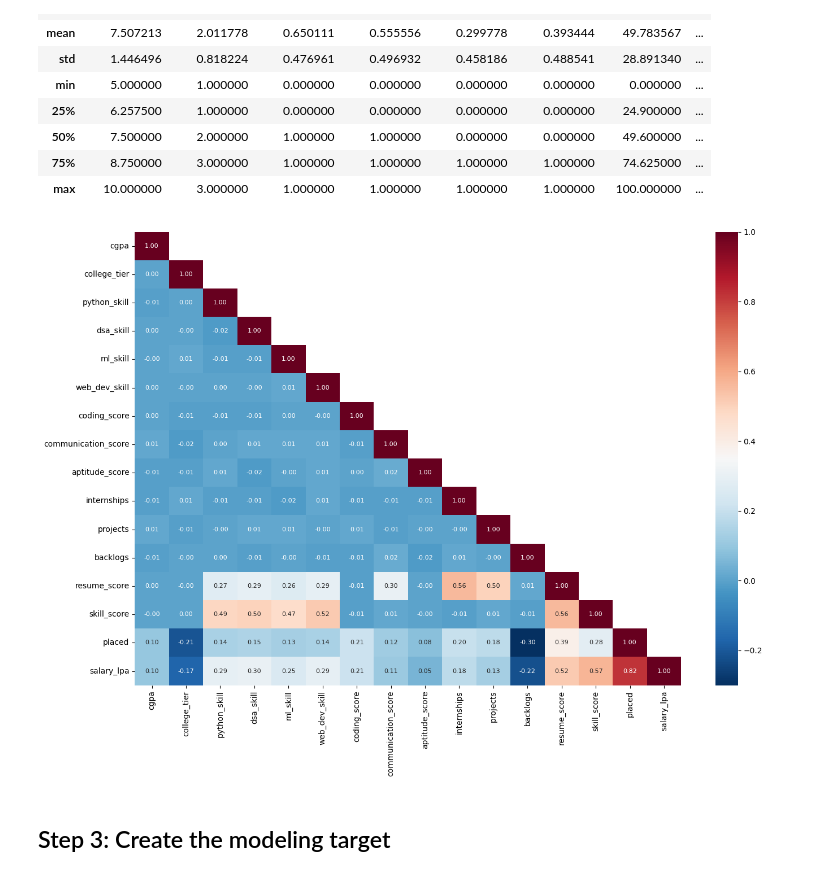
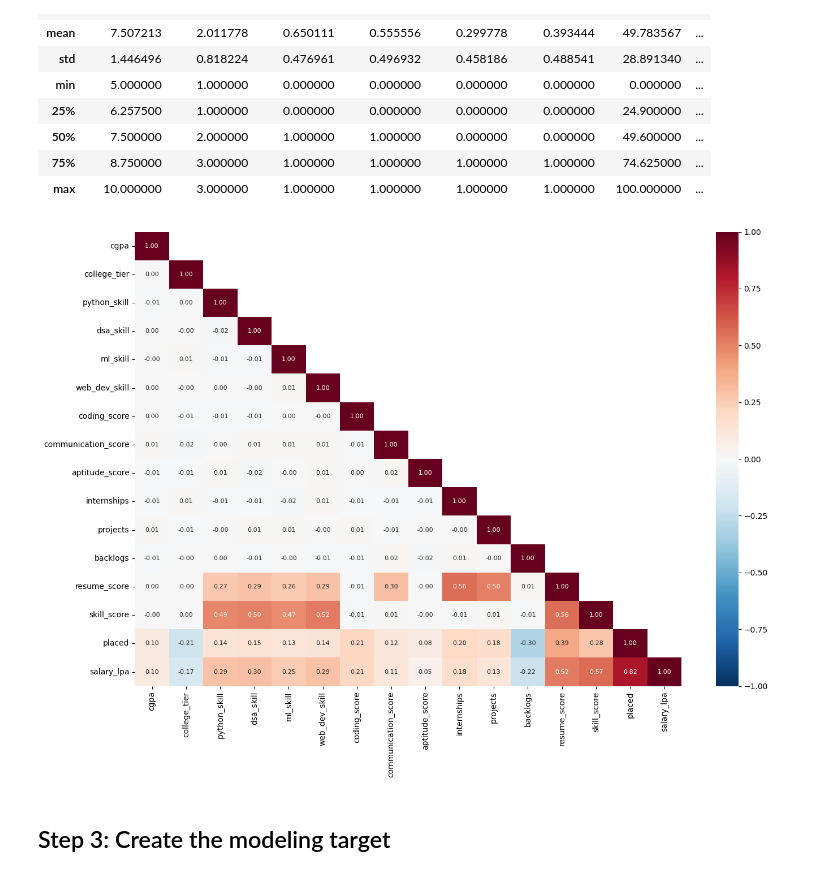
Before and after one commit to joandc/predicting-student-placement-risk, a Jupyter notebook: capstone_student_placement_risk_prediction.ipynb, the cells around one changed output. Drawn from its saved outputs; the diff is of its cells as text; code cells hidden in the pictures.

```diff
--- a/capstone_student_placement_risk_prediction.ipynb
+++ b/capstone_student_placement_risk_prediction.ipynb
@@ -127,23 +128,25 @@ df.describe()
 # %%
 # Correlation heatmap to see which variables are most related to 'placed'
 
 plt.figure(figsize=(14, 10))
 corr = df.corr(numeric_only=True).round(2)
 
 # Hide the upper-right half of heatmap
 mask = np.triu(np.ones_like(corr, dtype=bool), k=1)
 
 sns.heatmap(corr,
+            vmin=-1,
+            vmax=1,
             mask=mask,
             annot=True,
             cmap="RdBu_r",
             fmt=".2f",
             annot_kws={"size": 8}
 )
 plt.tight_layout()
 plt.show()
 # %% [output]
-[figure, old version]
+[figure, new version]
 # %% [markdown]
 ## Step 3: Create the modeling target
 # %%
```
Also changed, not shown: parts of 38 cells of this notebook, 7 other files.
